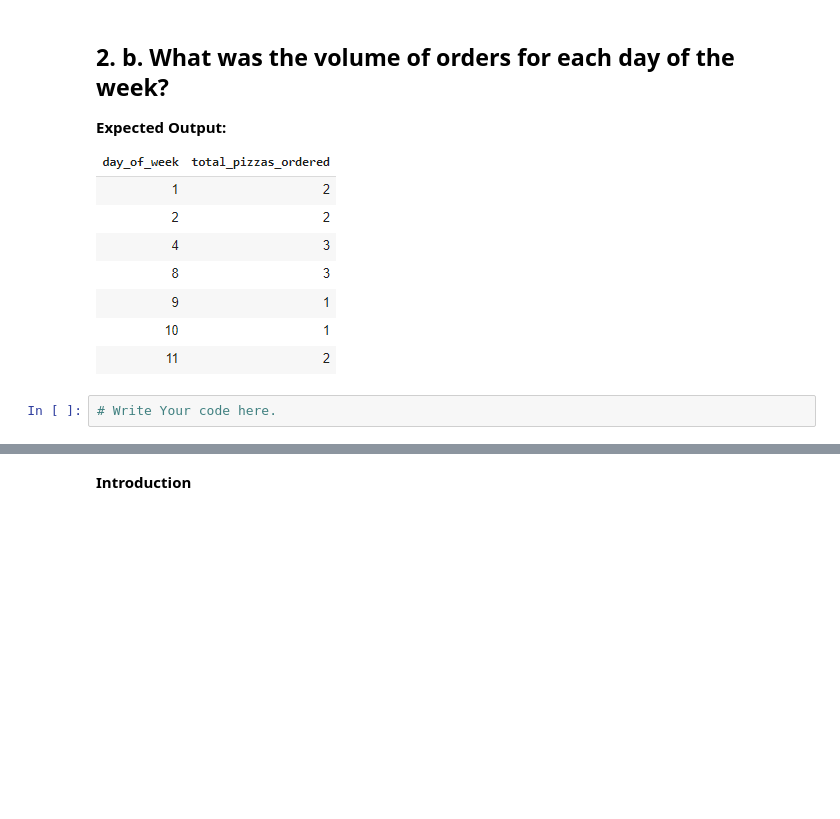
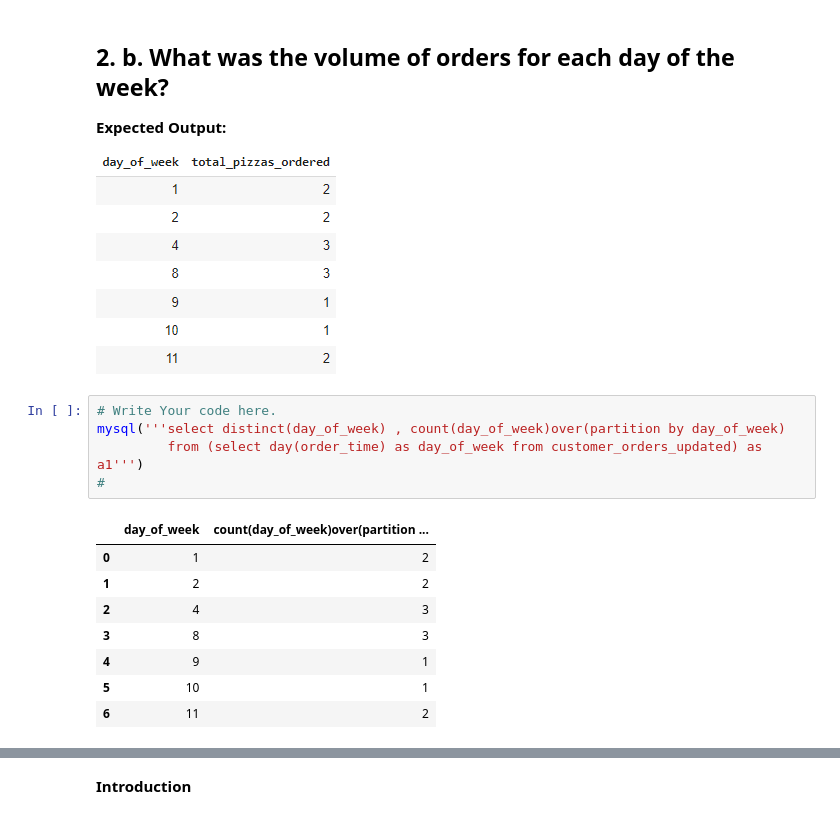
Before and after one commit to vinayakpotdar2114/Daily-Assignemnts, a Jupyter notebook: Assignment_Week_3_Day_1.ipynb, the cells around one changed output, grey strips where cells are left out. Cells and saved outputs as stored; diff of their text form; blank space fills up the shorter version.

```diff
--- a/Assignment_Week_3_Day_1.ipynb
+++ b/Assignment_Week_3_Day_1.ipynb
@@ -137,8 +164,20 @@ mysql('''SELECT pizza_id, SUM(CASE WHEN exclusions IS NOT NULL AND extras IS NOT
 **Expected Output:**
 
 ![image.png](embedded-picture-1)
-# %%
-# Write Your code here.
+# %%
+# Write Your code here.
+mysql('''select distinct(day_of_week) , count(day_of_week)over(partition by day_of_week)
+         from (select day(order_time) as day_of_week from customer_orders_updated) as a1''')
+#
+# %% [output]
+|  | day_of_week | count(day_of_week)over(partition ... |
+| 0 | 1 | 2 |
+| 1 | 2 | 2 |
+| 2 | 4 | 3 |
+| 3 | 8 | 3 |
+| 4 | 9 | 1 |
+| 5 | 10 | 1 |
+| 6 | 11 | 2 |
 # %%
 !pip install pymysql
 import pandas as pd
```
Also changed, not shown: parts of 11 cells of this notebook.
